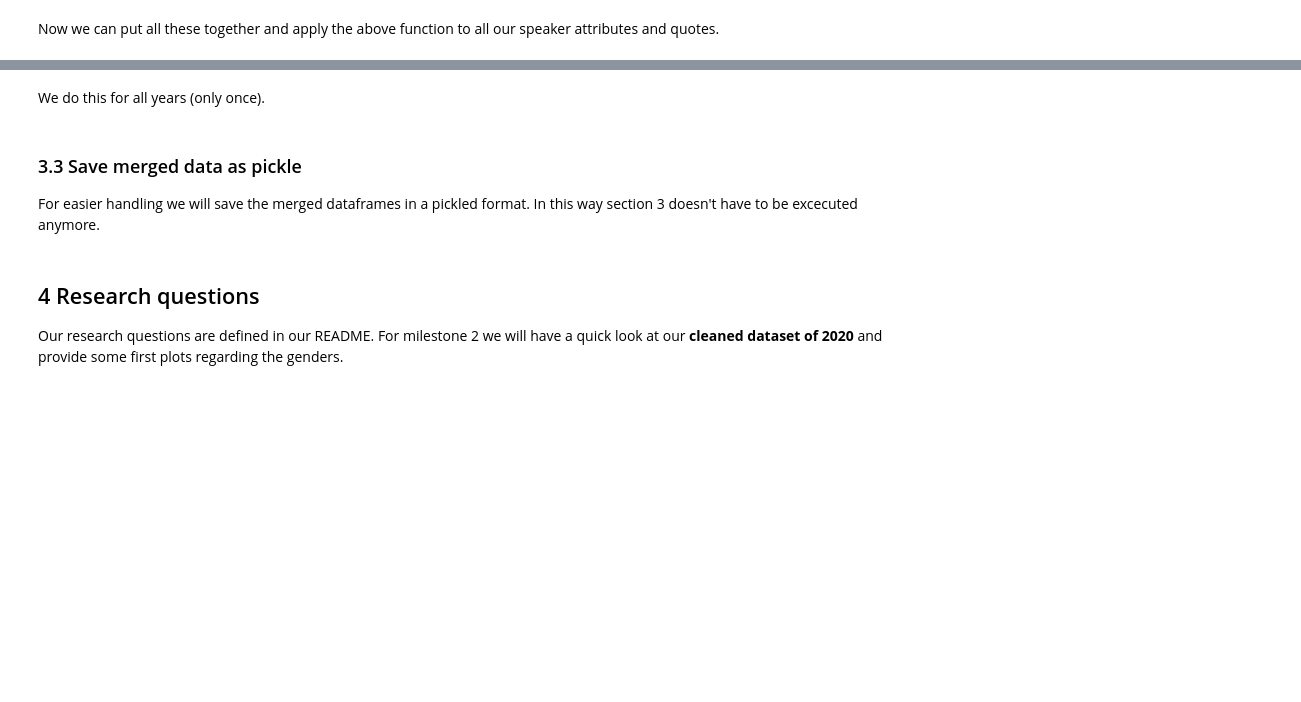
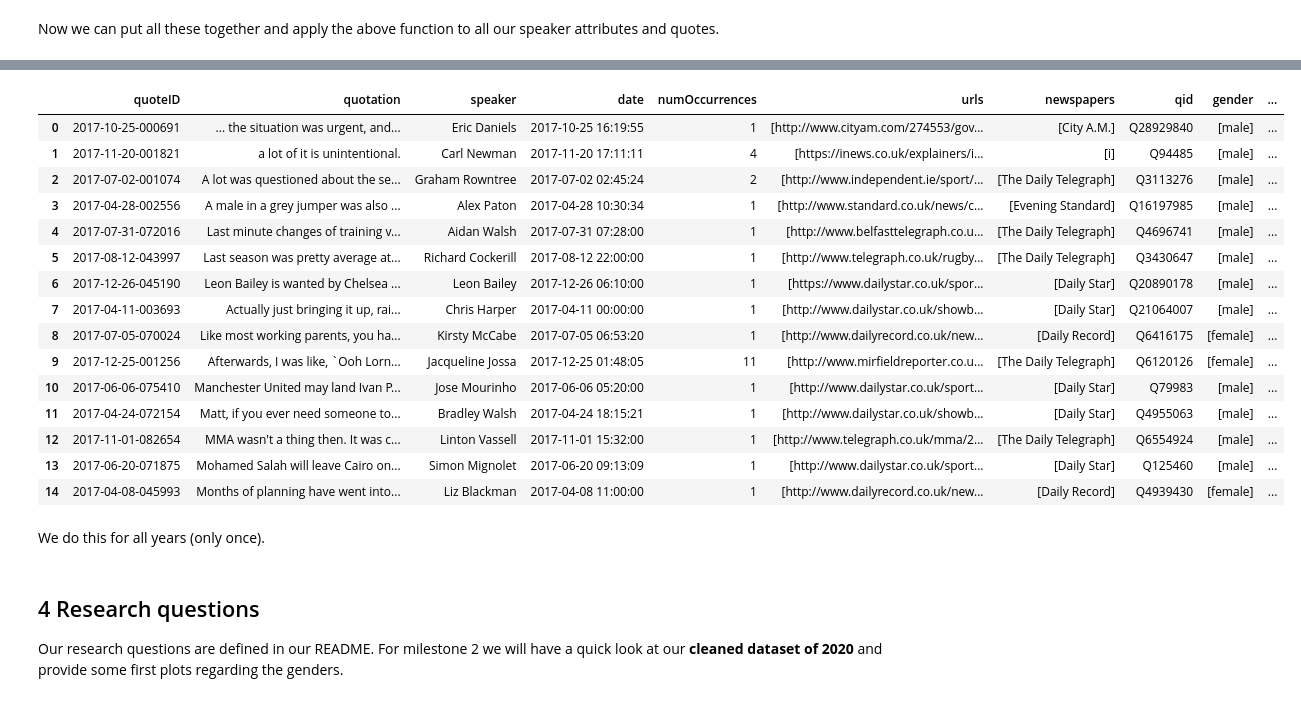
Before and after one commit to epfl-ada/ada-2021-project-palomamo, a Jupyter notebook: main.ipynb, the cells around one changed output, grey strips where cells are left out. Cells and saved outputs as stored; diff of their text form; code cells hidden in the pictures; blank space fills up the shorter version.

Commit message:
new way of merging speakers info

```diff
--- a/main.ipynb
+++ b/main.ipynb
@@ -49,26 +49,32 @@ The addtional dataset can be found here: [Speakers](https://drive.google.com/dri
 RAW_QUOTES_2020_PATH = 'Quotebank/quotes-2020.json.bz2'
 FILTERED_QUOTES_2020_PATH = 'Filtered data/quotes-2020-gb.json.bz2'
 QUOTES_2020_PATH = 'Merged data/quotes-2020-gb.pkl'
+MERGED_QUOTES_2020_PATH = 'Merged data/quotes-2020-gb.json.bz2'
 
 RAW_QUOTES_2019_PATH = 'Quotebank/quotes-2019.json.bz2'
 FILTERED_QUOTES_2019_PATH = 'Filtered data/quotes-2019-gb.json.bz2'
 QUOTES_2019_PATH = 'Merged data/quotes-2019-gb.pkl'
+MERGED_QUOTES_2019_PATH = 'Merged data/quotes-2019-gb.json.bz2'
 
 RAW_QUOTES_2018_PATH = 'Quotebank/quotes-2018.json.bz2'
 FILTERED_QUOTES_2018_PATH = 'Filtered data/quotes-2018-gb.json.bz2'
 QUOTES_2018_PATH = 'Merged data/quotes-2018-gb.pkl'
+MERGED_QUOTES_2018_PATH = 'Merged data/quotes-2018-gb.json.bz2'
 
 RAW_QUOTES_2017_PATH = 'Quotebank/quotes-2017.json.bz2'
 FILTERED_QUOTES_2017_PATH = 'Filtered data/quotes-2017-gb.json.bz2'
 QUOTES_2017_PATH = 'Merged data/quotes-2017-gb.pkl'
+MERGED_QUOTES_2017_PATH = 'Merged data/quotes-2017-gb.json.bz2'
 
 RAW_QUOTES_2016_PATH = 'raw_data/quotes-2016.json.bz2'
 FILTERED_QUOTES_2016_PATH = 'Filtered data/quotes-2016-gb.json.bz2'
 QUOTES_2016_PATH = 'Merged data/quotes-2016-gb.pkl'
+MERGED_QUOTES_2016_PATH = 'Merged data/quotes-2016-gb.json.bz2'
 
 RAW_QUOTES_2015_PATH = 'raw_data/quotes-2015.json.bz2'
 FILTERED_QUOTES_2015_PATH = 'Filtered data/quotes-2015-gb.json.bz2'
 QUOTES_2015_PATH = 'Merged data/quotes-2015-gb.pkl'
+MERGED_QUOTES_2015_PATH = 'Merged data/quotes-2015-gb.json.bz2'
 
 # Additional data set
 SPEAKER_ATTRIBUTES_PATH = 'Project datasets/speaker_attributes.parquet'
@@ -461,2 +440,23 @@ df_2020.head()
+# %%
+# We check that the new file contains the right data
+merged_sample_df = load_mini_version_of_data(MERGED_QUOTES_2019_PATH, 10000, 10)
+merged_sample_df.head(15)
+# %% [output]
+|  | quoteID | quotation | speaker | date | numOccurrences | urls | newspapers | qid | gender | ... |
+| 0 | 2017-10-25-000691 | ... the situation was urgent, and... | Eric Daniels | 2017-10-25 16:19:55 | 1 | [http://www.cityam.com/274553/gov... | [City A.M.] | Q28929840 | [male] | ... |
+| 1 | 2017-11-20-001821 | a lot of it is unintentional. | Carl Newman | 2017-11-20 17:11:11 | 4 | [https://inews.co.uk/explainers/i... | [i] | Q94485 | [male] | ... |
+| 2 | 2017-07-02-001074 | A lot was questioned about the se... | Graham Rowntree | 2017-07-02 02:45:24 | 2 | [http://www.independent.ie/sport/... | [The Daily Telegraph] | Q3113276 | [male] | ... |
+| 3 | 2017-04-28-002556 | A male in a grey jumper was also ... | Alex Paton | 2017-04-28 10:30:34 | 1 | [http://www.standard.co.uk/news/c... | [Evening Standard] | Q16197985 | [male] | ... |
+| 4 | 2017-07-31-072016 | Last minute changes of training v... | Aidan Walsh | 2017-07-31 07:28:00 | 1 | [http://www.belfasttelegraph.co.u... | [The Daily Telegraph] | Q4696741 | [male] | ... |
+| 5 | 2017-08-12-043997 | Last season was pretty average at... | Richard Cockerill | 2017-08-12 22:00:00 | 1 | [http://www.telegraph.co.uk/rugby... | [The Daily Telegraph] | Q3430647 | [male] | ... |
+| 6 | 2017-12-26-045190 | Leon Bailey is wanted by Chelsea ... | Leon Bailey | 2017-12-26 06:10:00 | 1 | [https://www.dailystar.co.uk/spor... | [Daily Star] | Q20890178 | [male] | ... |
+| 7 | 2017-04-11-003693 | Actually just bringing it up, rai... | Chris Harper | 2017-04-11 00:00:00 | 1 | [http://www.dailystar.co.uk/showb... | [Daily Star] | Q21064007 | [male] | ... |
+| 8 | 2017-07-05-070024 | Like most working parents, you ha... | Kirsty McCabe | 2017-07-05 06:53:20 | 1 | [http://www.dailyrecord.co.uk/new... | [Daily Record] | Q6416175 | [female] | ... |
+| 9 | 2017-12-25-001256 | Afterwards, I was like, `Ooh Lorn... | Jacqueline Jossa | 2017-12-25 01:48:05 | 11 | [http://www.mirfieldreporter.co.u... | [The Daily Telegraph] | Q6120126 | [female] | ... |
+| 10 | 2017-06-06-075410 | Manchester United may land Ivan P... | Jose Mourinho | 2017-06-06 05:20:00 | 1 | [http://www.dailystar.co.uk/sport... | [Daily Star] | Q79983 | [male] | ... |
+| 11 | 2017-04-24-072154 | Matt, if you ever need someone to... | Bradley Walsh | 2017-04-24 18:15:21 | 1 | [http://www.dailystar.co.uk/showb... | [Daily Star] | Q4955063 | [male] | ... |
+| 12 | 2017-11-01-082654 | MMA wasn't a thing then. It was c... | Linton Vassell | 2017-11-01 15:32:00 | 1 | [http://www.telegraph.co.uk/mma/2... | [The Daily Telegraph] | Q6554924 | [male] | ... |
+| 13 | 2017-06-20-071875 | Mohamed Salah will leave Cairo on... | Simon Mignolet | 2017-06-20 09:13:09 | 1 | [http://www.dailystar.co.uk/sport... | [Daily Star] | Q125460 | [male] | ... |
+| 14 | 2017-04-08-045993 | Months of planning have went into... | Liz Blackman | 2017-04-08 11:00:00 | 1 | [http://www.dailyrecord.co.uk/new... | [Daily Record] | Q4939430 | [female] | ... |
 # %% [markdown]
 We do this for all years (only once).
@@ -472,5 +471,0 @@ df_2018.head()
-# %% [markdown]
-### 3.3 Save merged data as pickle
-<a id="save_pickle"></a>
-
-For easier handling we will save the merged dataframes in a pickled format. In this way section 3 doesn't have to be excecuted anymore.
```
Also changed, not shown: parts of 14 cells of this notebook.
